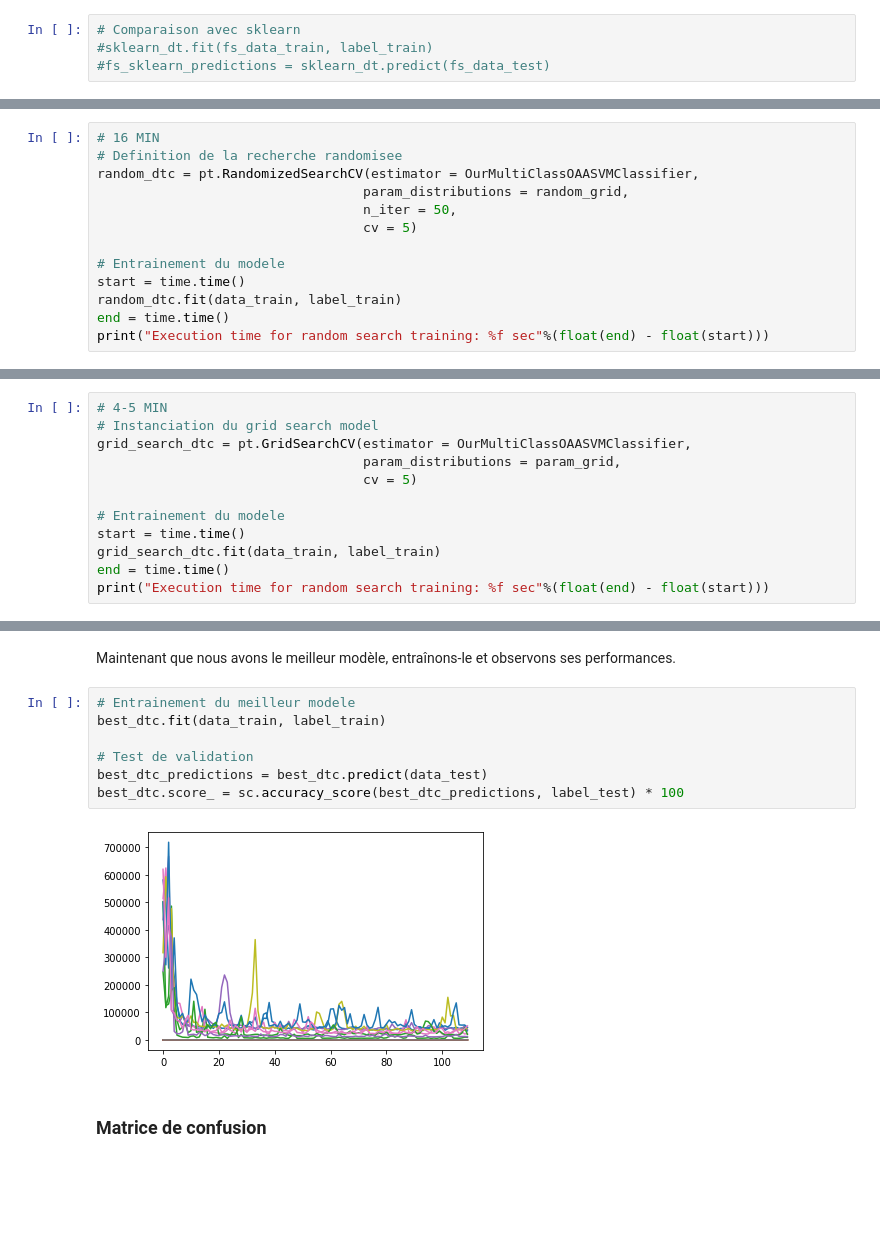
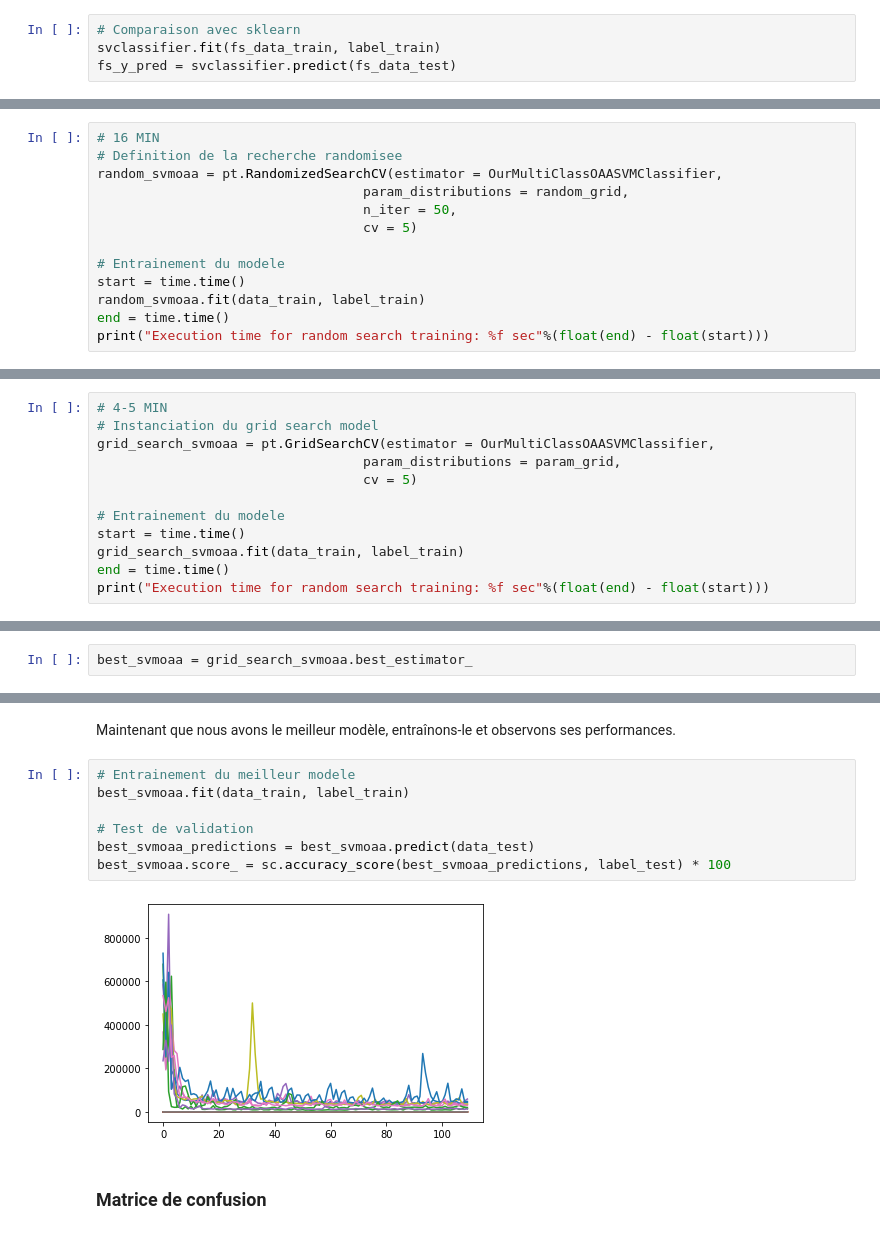
Before and after one commit to elise-chin/music-genre-classification, a Jupyter notebook: MT-SVM-OAA.ipynb, the cells around one changed output, grey strips where cells are left out. Cells and saved outputs as stored; diff of their text form; blank space fills up the shorter version.

```diff
--- a/MT-SVM-OAA.ipynb
+++ b/MT-SVM-OAA.ipynb
@@ -166,7 +164,7 @@ Execution time for building the forest: 11.281519 sec
 # %%
 # Comparaison avec sklearn
-#sklearn_dt.fit(fs_data_train, label_train)
-#fs_sklearn_predictions = sklearn_dt.predict(fs_data_test)
+svclassifier.fit(fs_data_train, label_train)
+fs_y_pred = svclassifier.predict(fs_data_test)
 # %% [markdown]
 On compare les scores obtenus avant et après la sélection des caractéristiques.
 # %%
@@ -229,14 +230,14 @@ Au lieu de tester 5 x 4 x 5 = 100 combinaisons d'hyperparamètres, nous allons s
 # %%
 # 16 MIN
 # Definition de la recherche randomisee
-random_dtc = pt.RandomizedSearchCV(estimator = OurMultiClassOAASVMClassifier,
+random_svmoaa = pt.RandomizedSearchCV(estimator = OurMultiClassOAASVMClassifier,
                                   param_distributions = random_grid,
                                   n_iter = 50,
                                   cv = 5)
 
 # Entrainement du modele
 start = time.time()
-random_dtc.fit(data_train, label_train)
+random_svmoaa.fit(data_train, label_train)
 end = time.time()
 print("Execution time for random search training: %f sec"%(float(end) - float(start)))
 # %% [output]
@@ -269,13 +270,13 @@ param_grid = {'reg_strength': reg_strength,
 # %%
 # 4-5 MIN
 # Instanciation du grid search model
-grid_search_dtc = pt.GridSearchCV(estimator = OurMultiClassOAASVMClassifier,
+grid_search_svmoaa = pt.GridSearchCV(estimator = OurMultiClassOAASVMClassifier,
                                   param_distributions = param_grid,
                                   cv = 5)
 
 # Entrainement du modele
 start = time.time()
-grid_search_dtc.fit(data_train, label_train)
+grid_search_svmoaa.fit(data_train, label_train)
 end = time.time()
 print("Execution time for random search training: %f sec"%(float(end) - float(start)))
 # %% [output]
@@ -300,16 +299,18 @@ best_dtc = grid_search_dtc.best_estimator_
+# %%
+best_svmoaa = grid_search_svmoaa.best_estimator_
 # %% [markdown]
 ## 5. Apprentissage du meilleur modèle et performance
 # %% [markdown]
 Maintenant que nous avons le meilleur modèle, entraînons-le et observons ses performances.
 # %%
 # Entrainement du meilleur modele
-best_dtc.fit(data_train, label_train)
+best_svmoaa.fit(data_train, label_train)
 
 # Test de validation
-best_dtc_predictions = best_dtc.predict(data_test)
-best_dtc.score_ = sc.accuracy_score(best_dtc_predictions, label_test) * 100
+best_svmoaa_predictions = best_svmoaa.predict(data_test)
+best_svmoaa.score_ = sc.accuracy_score(best_svmoaa_predictions, label_test) * 100
 # %% [output]
-[figure, old version]
+[figure, new version]
 # %% [markdown]
 ### Matrice de confusion
 # %%
```
Also changed, not shown: parts of 22 cells of this notebook, 7 other files.
